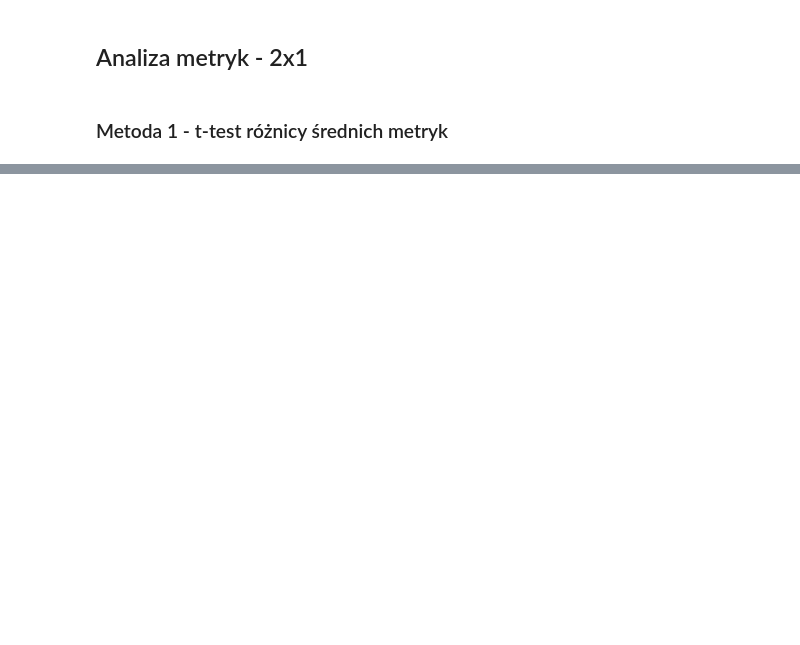
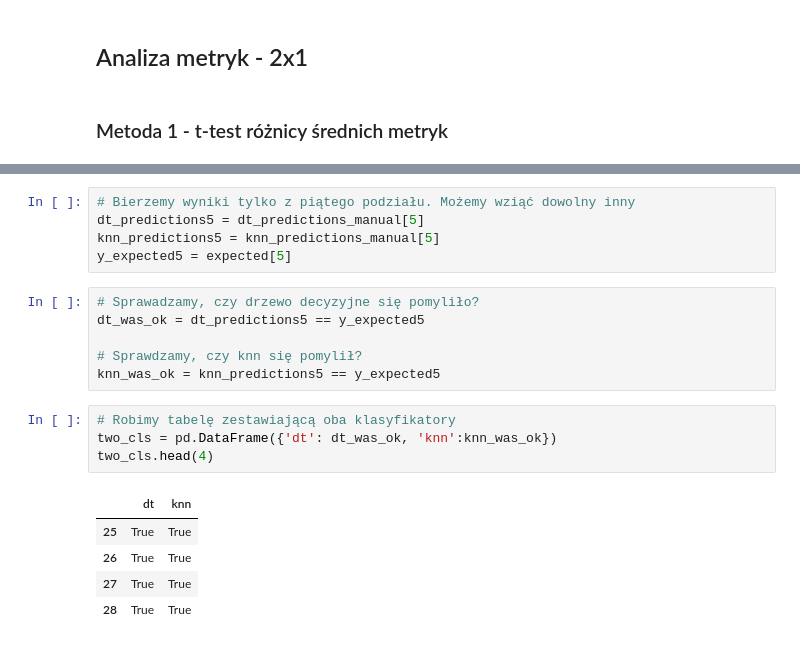
Before and after one commit to maddataanalyst/for_students, a Jupyter notebook: postgraduate_pl/porownywanie/porownywanie_klasyfikatorow.ipynb, the cells around one changed output, grey strips where cells are left out. Saved outputs shown, nothing was run; the diff lists cells and outputs as text; blank space fills up the shorter version.

```diff
--- a/postgraduate_pl/porownywanie/porownywanie_klasyfikatorow.ipynb
+++ b/postgraduate_pl/porownywanie/porownywanie_klasyfikatorow.ipynb
@@ -176,0 +289,21 @@ for train_idx, test_idx in cv.split(X, Y):
+# %%
+# Bierzemy wyniki tylko z piątego podziału. Możemy wziąć dowolny inny
+dt_predictions5 = dt_predictions_manual[5]
+knn_predictions5 = knn_predictions_manual[5]
+y_expected5 = expected[5]
+# %%
+# Sprawadzamy, czy drzewo decyzyjne się pomyliło?
+dt_was_ok = dt_predictions5 == y_expected5
+
+# Sprawdzamy, czy knn się pomylił?
+knn_was_ok = knn_predictions5 == y_expected5
+# %%
+# Robimy tabelę zestawiającą oba klasyfikatory
+two_cls = pd.DataFrame({'dt': dt_was_ok, 'knn':knn_was_ok})
+two_cls.head(4)
+# %% [output]
+|  | dt | knn |
+| 25 | True | True |
+| 26 | True | True |
+| 27 | True | True |
+| 28 | True | True |
```
Also changed, not shown: parts of 24 cells of this notebook.
